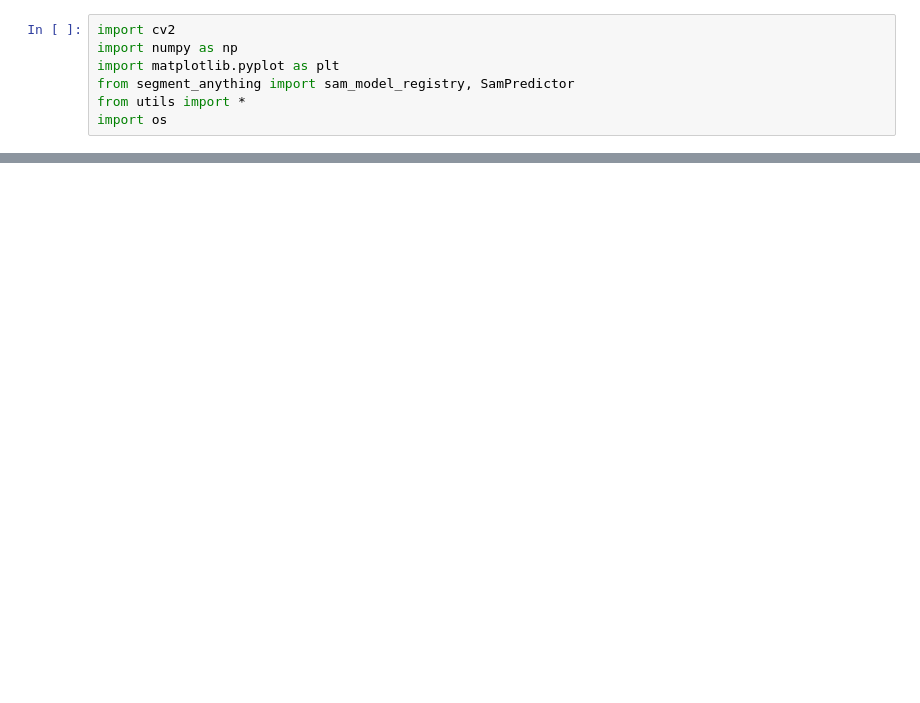
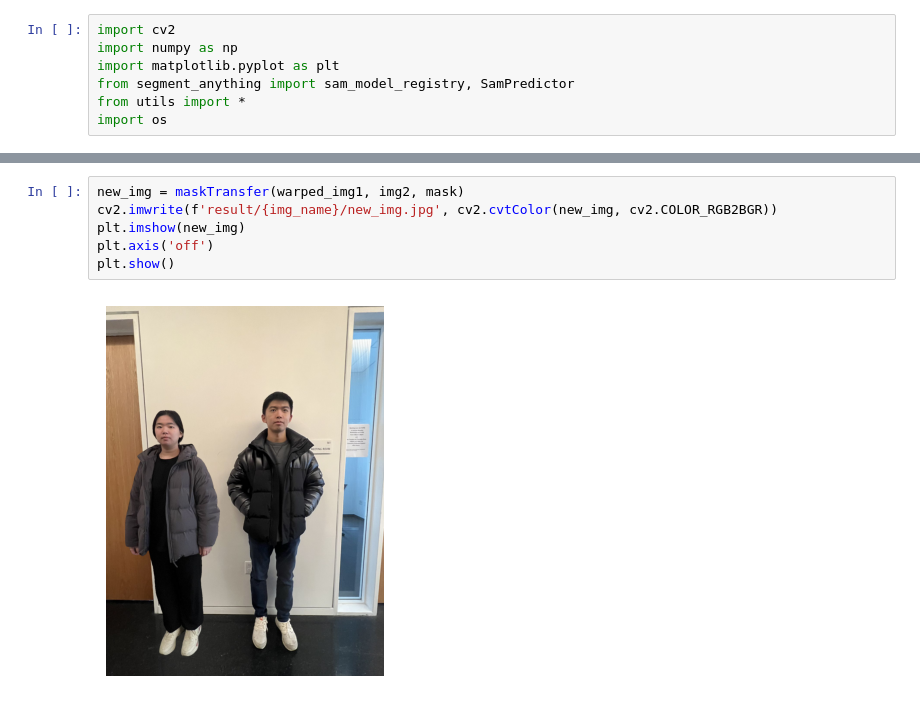
Before and after one commit to blu666/CIS5810_Final_Project, a Jupyter notebook: demo.ipynb, the cells around one changed output, grey strips where cells are left out. Cells and saved outputs as stored; diff of their text form; blank space fills up the shorter version.

```diff
--- a/demo.ipynb
+++ b/demo.ipynb
@@ -64,0 +68,8 @@ new_img = maskTransfer(warped_img1, img2, mask, bbox)
+# %%
+new_img = maskTransfer(warped_img1, img2, mask)
+cv2.imwrite(f'result/{img_name}/new_img.jpg', cv2.cvtColor(new_img, cv2.COLOR_RGB2BGR))
+plt.imshow(new_img)
+plt.axis('off')
+plt.show()
+# %% [output]
+[figure, added]
```
Also changed, not shown: parts of 9 cells of this notebook, 9 other files.
